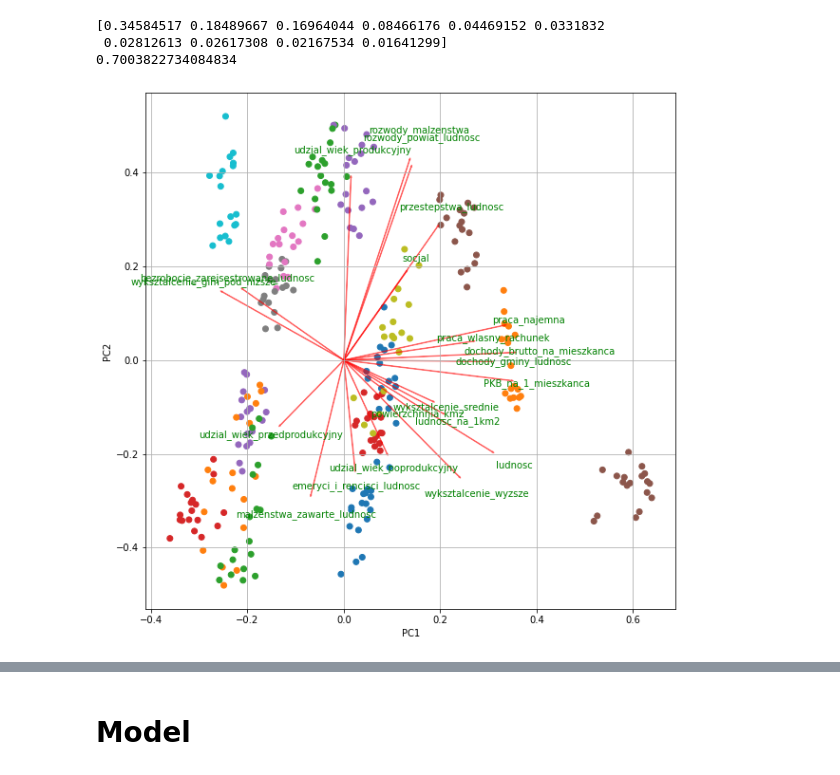
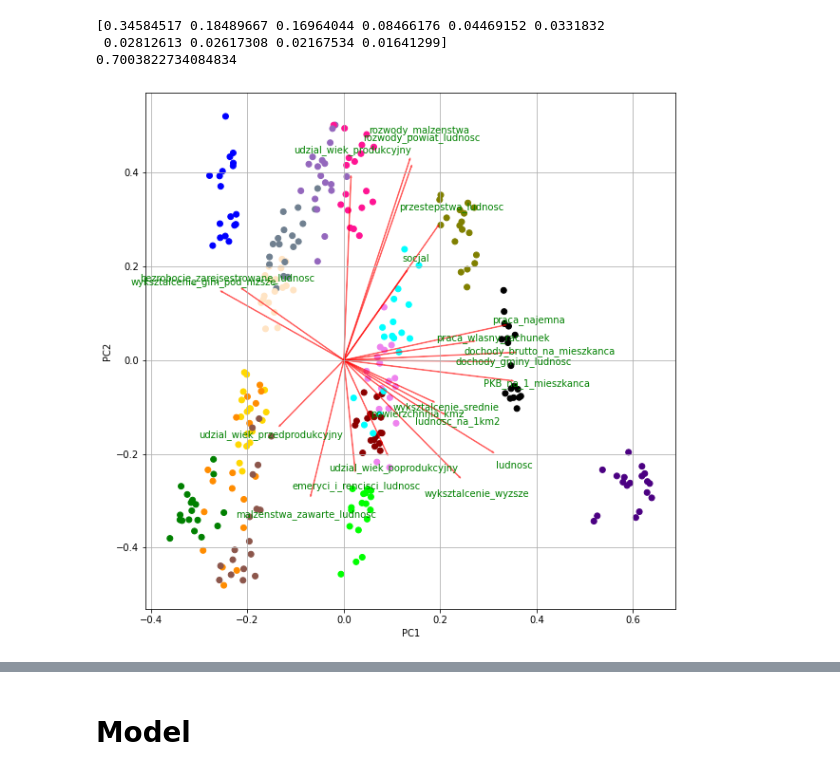
Before and after one commit to MarBry111/Forecast_Election_Poland, a Jupyter notebook: Model_III_MOREparameters.ipynb, the cells around one changed output, grey strips where cells are left out. Drawn from its saved outputs; the diff is of its cells as text; code cells hidden in the pictures.

```diff
--- a/Model_III_MOREparameters.ipynb
+++ b/Model_III_MOREparameters.ipynb
@@ -1044,4 +1073,8 @@ df_lasso.sort_values("weights abs", ascending = False)[:10]
 # %%
 regr = RandomForestRegressor(max_depth=2, random_state=0)
 regr.fit(X, Y)
+
+df_rand = pd.DataFrame({"importance":regr.feature_importances_, "names":columns_to_use})
+
+df_rand.sort_values("importance", ascending = False)[:10]
 # %% [output]
@@ -1049,2 +1091,0 @@ RandomForestRegressor(max_depth=2, random_state=0)
-# %%
-df_rand = pd.DataFrame({"importance":regr.feature_importances_, "names":pool_stat_df_m.columns[1:-2]})
@@ -1064,0 +1092,15 @@ df_rand.sort_values("importance", ascending = False)[:10]
+# %%
+df_rf_results = None
+
+for i in range(100):
+    regr = RandomForestRegressor(max_depth=2)
+    regr.fit(X, Y)
+
+    df_rand = pd.DataFrame({"names":columns_to_use, "importance":regr.feature_importances_ })
+
+    if df_rf_results is None:
+        df_rf_results = df_rand
+    else:
+        df_rf_results = df_rf_results.merge(df_rand, on='names', how='inner', suffixes=(str(i), str(i+1)))
+
+    #df_rand.sort_values("importance", ascending = False)[:10]
@@ -1096,34 +1154,44 @@ for w in pool_stat_df_m['index']:
     elif w == 'PODKARPACKIE': color_list.append('C13')
     elif w == 'PODLASKIE': color_list.append('C14')
     elif w == 'MAZOWIECKIE': color_list.append('C15')
+
+color_list = []
+for w in pool_stat_df_m['index']:
+    color_list.append(colors.loc[colors.wojewodztwo==w,:].values[0][1])
 # %%
 cols_plotting = pool_stat_df_m.columns[1:-2]
 plt.figure(figsize=(10,10))
 
-def myplot(score,coeff,labels=None):
+def myplot(score,coeff,width=0.001,c_arr=['r'],scale=1.15):
     xs = score[:,0]
     ys = score[:,1]
     n = coeff.shape[0]
     scalex = 1.0/(xs.max() - xs.min())
     scaley = 1.0/(ys.max() - ys.min())
     plt.scatter(xs * scalex,ys * scaley, c = color_list)
+
+    c_txt = ['g']*n
+    if len(c_arr) == 1:
+        c_arr = c_arr*n
+    else:
+        c_txt = c_arr
+
     for i in range(n):
-        plt.arrow(0, 0, coeff[i,0], coeff[i,1],color = 'r',alpha = 0.5)
-        if labels is None:
-            plt.text(coeff[i,0]* 1.15, coeff[i,1] * 1.15, cols_plotting[i], color = 'g', ha = 'center', va = 'center')
-        else:
-            plt.text(coeff[i,0]* 1.15, coeff[i,1] * 1.15, labels[i], color = 'g', ha = 'center', va = 'center')
+        plt.arrow(0, 0, coeff[i,0], coeff[i,1],color = c_arr[i],alpha = 0.5,width=width)
+
+        plt.text(coeff[i,0]* scale, coeff[i,1] * scale, cols_plotting[i], color = c_txt[i], ha = 'center', va = 'center')
+
 #plt.xlim(-1,1)
 #plt.ylim(-1,1)
 plt.xlabel("PC{}".format(1))
 plt.ylabel("PC{}".format(2))
 plt.grid()
 
 #Call the function. Use only the 2 PCs.
 myplot(x_new[:,0:2],np.transpose(pca.components_[0:2, :]))
 plt.savefig('dane_pdf/dane_stat/PCA12.pdf',  bbox_inches='tight')
 # %% [output]
-[figure, old version]
+[figure, new version]
 # %%
 plt.figure(figsize=(10,10))
 plt.xlabel("PC{}".format(1))
```
Also changed, not shown: parts of 23 cells of this notebook.
